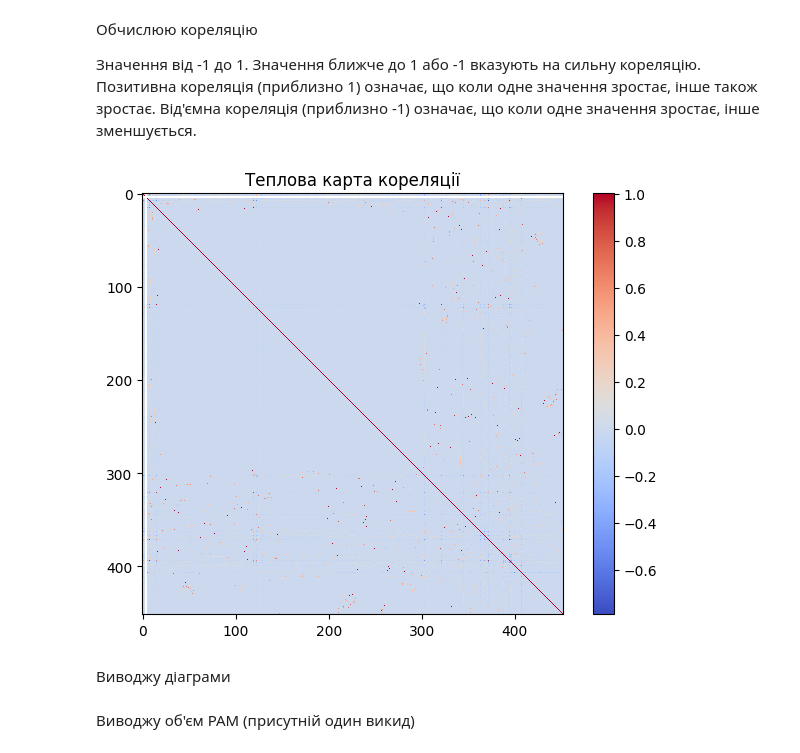
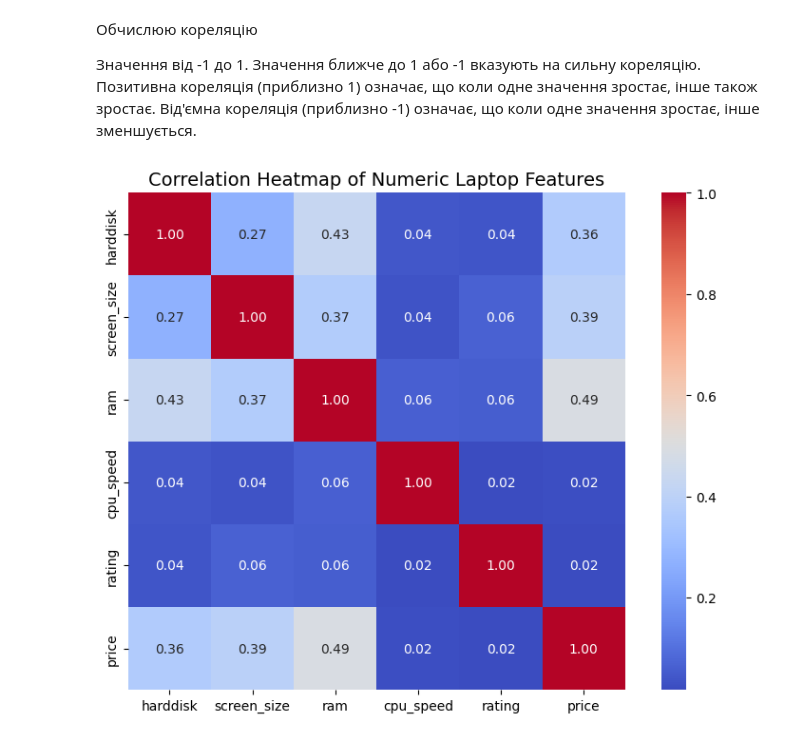
Before and after one commit to vavi00/portfolio_for_pr, a Jupyter notebook: python_skills_analise/data_sets_analise/analise_amazon_laptop_prices.ipynb, the cells around one changed output. Saved outputs shown, nothing was run; the diff lists cells and outputs as text; code cells hidden in the pictures.

Commit message:
fixed part with analise of laptops

```diff
--- a/python_skills_analise/data_sets_analise/analise_amazon_laptop_prices.ipynb
+++ b/python_skills_analise/data_sets_analise/analise_amazon_laptop_prices.ipynb
@@ -319,17 +343,18 @@ df = pd.get_dummies(df, columns=categorical_columns, drop_first=True)
 
 Значення від -1 до 1. Значення ближче до 1 або -1 вказують на сильну кореляцію. Позитивна кореляція (приблизно 1) означає, що коли одне значення зростає, інше також зростає. Від'ємна кореляція (приблизно -1) означає, що коли одне значення зростає, інше зменшується.
 # %%
-correlation_matrix = df.corr()
+correlation_matrix = df[numeric_columns].corr()
-# %%
-plt.imshow(correlation_matrix, cmap='coolwarm', interpolation='nearest')
-plt.colorbar()
-
-plt.tight_layout()
-plt.title('Теплова карта кореляції')
-plt.show()
-# %% [output]
-[figure, removed]
-# %% [markdown]
-Виводжу діаграми
-# %% [markdown]
-Виводжу об'єм РАМ (присутній один викид)
+# %%
+plt.figure(figsize=(8, 6))
+sns.heatmap(
+    correlation_matrix,
+    annot=True,
+    cmap='coolwarm',
+    fmt=".2f",
+    square=True
+)
+plt.title('Correlation Heatmap of Numeric Laptop Features', fontsize=14)
+plt.tight_layout()
+plt.show()
+# %% [output]
+[figure, added]
```
Also changed, not shown: parts of 39 cells of this notebook.
